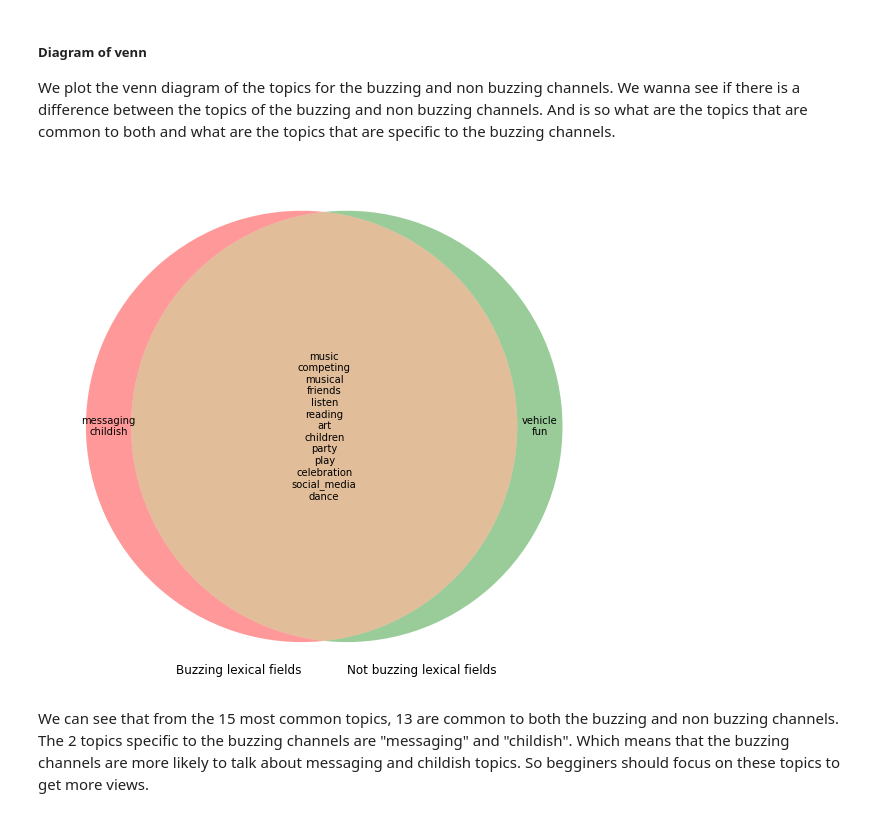
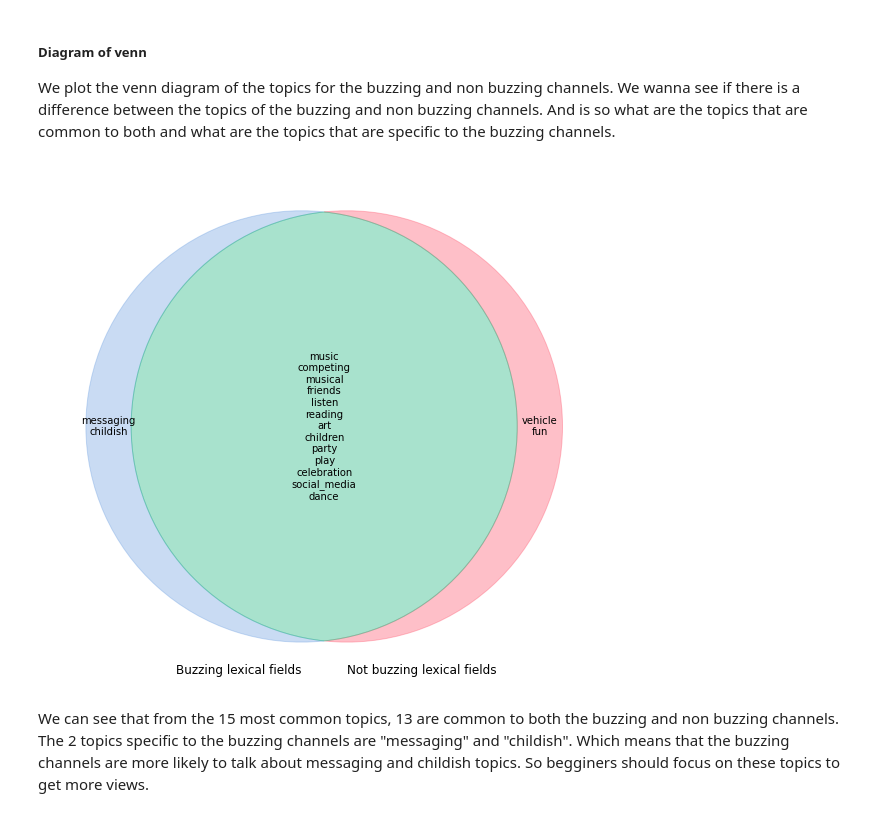
Before and after one commit to epfl-ada/ada-2022-project-croquemadame, a Jupyter notebook: P3/P3.ipynb, the cells around one changed output. Saved outputs shown, nothing was run; the diff lists cells and outputs as text; code cells hidden in the pictures.

```diff
--- a/P3/P3.ipynb
+++ b/P3/P3.ipynb
@@ -863,18 +863,21 @@ most_common_topics = np.unique(most_common_topics)
 # %%
 #Venn diagram
 from matplotlib_venn import venn2
 A = set(Buz_LFs)
 B = set(Nbuz_LFs)
 
 fig, ax = plt.subplots(1,1, figsize=(10, 10))
 
 v = venn2([A, B], ('Buzzing lexical fields', "Not buzzing lexical fields"))
 v.set_colors = ['rgb(119, 143, 225)', 'rgb(173, 53, 95)', 'rgb(173, 53, 95)']
 v.get_label_by_id('11').set_text('\n'.join(A&B))
 v.get_label_by_id('10').set_text('\n'.join(A-B))
 v.get_label_by_id('01').set_text('\n'.join(B-A))
+v.get_patch_by_id('10').set_color("#77a5e1")
+v.get_patch_by_id('01').set_color("#fd6076")
+v.get_patch_by_id('11').set_color("#26b782")
 # %% [output]
-[figure, old version]
+[figure, new version]
 # %% [markdown]
 We can see that from the 15 most common topics, 13 are common to both the buzzing and non buzzing channels. The 2 topics specific to the buzzing channels are "messaging" and "childish". Which means that the buzzing channels are more likely to talk about messaging and childish topics. So begginers should focus on these topics to get more views.
 # %%
```
